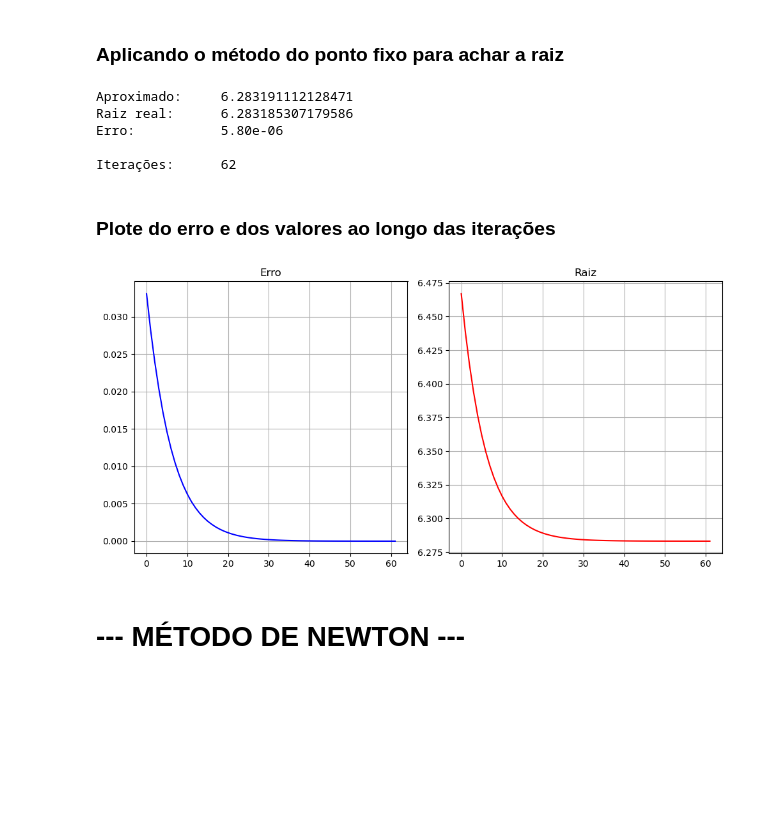
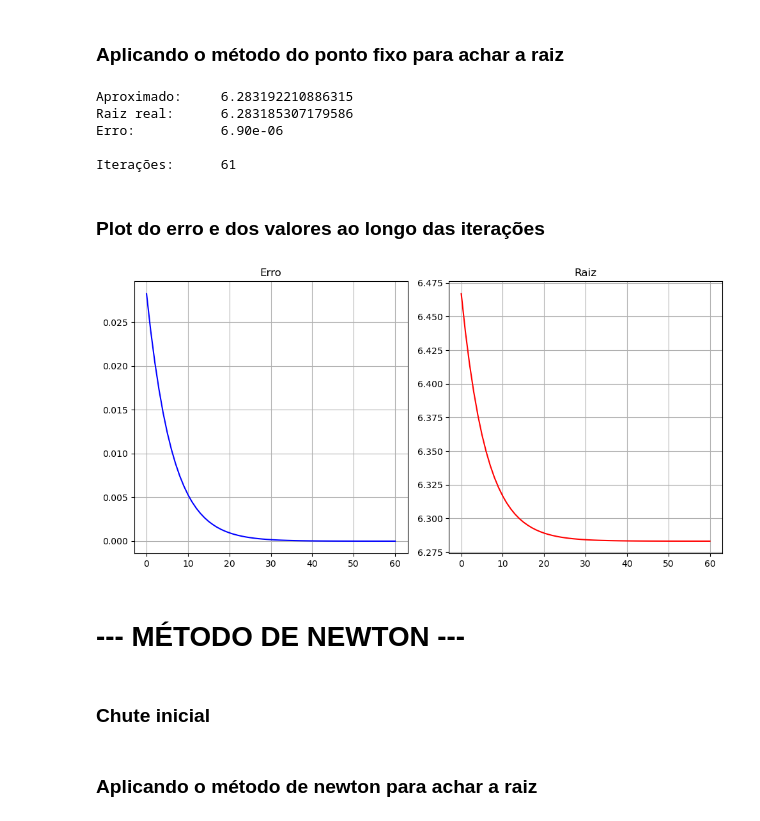
Before and after one commit to AlisonTristao/calculo_numeric, a Jupyter notebook: trabalho_1/atividade_1/main.ipynb, the cells around one changed output. Saved outputs shown, nothing was run; the diff lists cells and outputs as text; code cells hidden in the pictures; blank space fills up the shorter version.

```diff
--- a/trabalho_1/atividade_1/main.ipynb
+++ b/trabalho_1/atividade_1/main.ipynb
@@ -168,51 +175,47 @@ plt.show()
 # %% [markdown]
 ### Aplicando o método do ponto fixo para achar a raiz
 # %%
-# solucoes do funcao
-solution = 6.5 # chute inicial
+def fixed_point(solution, funtion, funtion_g):
+    # zera os arrays
+    values_fix = []
+    error_fix = []
 
-for i in range(max_iter):
-    # calculo da solucao
-    current_solution = g(solution)
-    values_mid.append(current_solution)
+    for i in range(max_iter):
+        # calculo da solucao
+        current_solution = funtion_g(solution)
+        values_fix.append(current_solution)
 
-    # verificacao de parada
-    error_mid.append(abs(solution - current_solution))
-    if(error_mid[i] < error or current_solution < error):
-        break
+        # verificacao de parada
+        error_fix.append(abs(funtion(current_solution)))
+        if(error_fix[i] < error or abs(current_solution - solution) < converge):
+            break
 
-    # atualiza as solucaoes
-    solution = current_solution
+        # atualiza as solucaoes
+        solution = current_solution
 
-print(f"Aproximado:\t{solution:.15f}")
-print(f"Raiz real:\t{2*math.pi:.15f}")
-print(f"Erro:\t\t{abs(solution - (2*math.pi)):.2e}")
-print(f"\nIterações:\t{len(values_mid)}")
+    return solution, values_fix, error_fix
+
+# chute inicial
+init_value = 6.5
+solution_fix, values_fix, error_fix = fixed_point(init_value, sinc, g)
+
+print(f"Aproximado:\t{solution_fix:.15f}")
+print(f"Raiz real:\t{r2:.15f}")
+print(f"Erro:\t\t{abs(solution_fix - r2):.2e}")
+print(f"\nIterações:\t{len(values_fix)}")
 # %% [output]
-Aproximado:     6.283191112128471
+Aproximado:     6.283192210886315
 Raiz real:      6.283185307179586
-Erro:           5.80e-06
+Erro:           6.90e-06
 
-Iterações:      62
+Iterações:      61
 # %% [markdown]
-### Plote do erro e dos valores ao longo das iterações
+### Plot do erro e dos valores ao longo das iterações
-# %%
-fig, (ax1, ax2) = plt.subplots(1, 2, figsize=(10, 5))
-
-# Erro
-ax1.plot([i for i in range(len(error_mid))], error_mid, color='b')
-ax1.set_title('Erro')
-ax1.grid()
-
-# solucoes
-ax2.plot([i for i in range(len(values_mid))], values_mid, color='r')
-ax2.set_title('Raiz')
-ax2.grid()
-
-# Exibindo o gráfico
-plt.tight_layout()
-plt.show()
-# %% [output]
-[figure, removed]
+# %%
+plot(error_fix, values_fix)
+# %% [output]
+[figure, added]
 # %% [markdown]
 # --- MÉTODO DE NEWTON ---
+# %% [markdown]
+### Chute inicial
@@ -218,0 +224,2 @@ plt.show()
+# %% [markdown]
+### Aplicando o método de newton para achar a raiz
```
Also changed, not shown: parts of 27 cells of this notebook, 1 other file.
